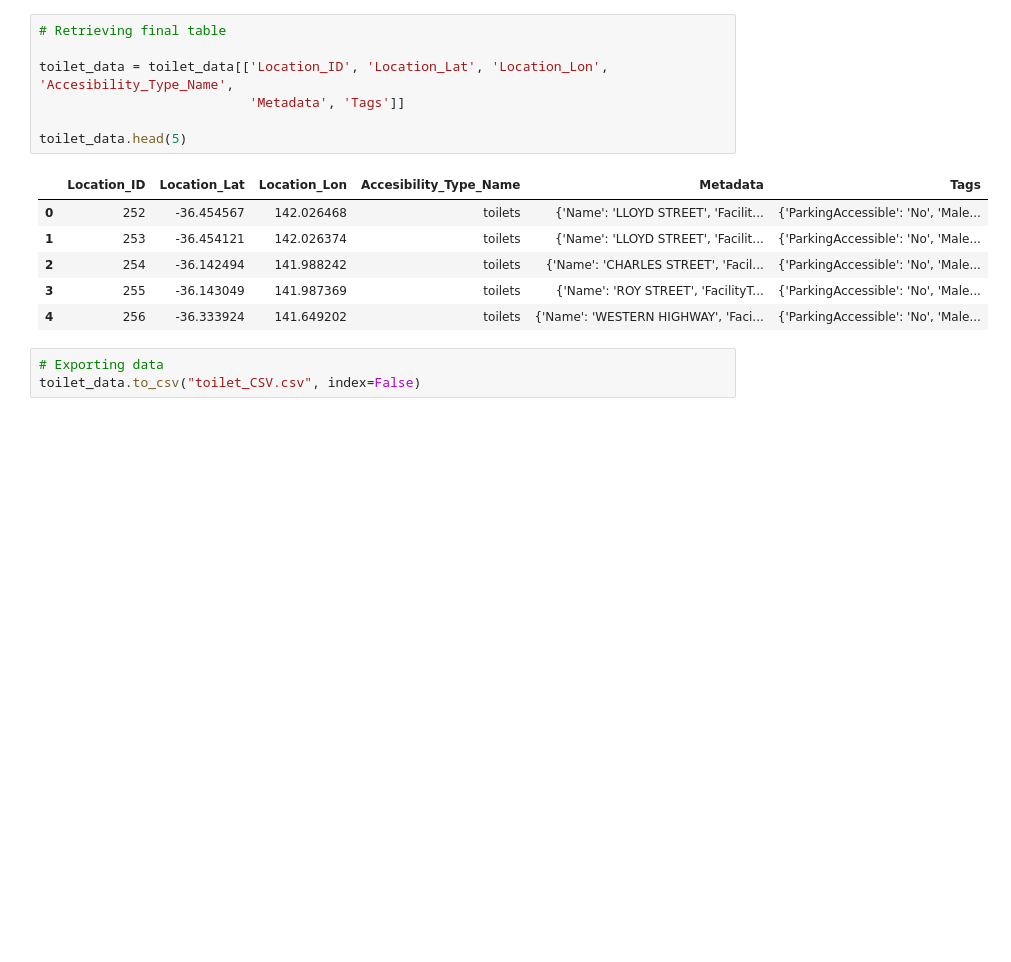
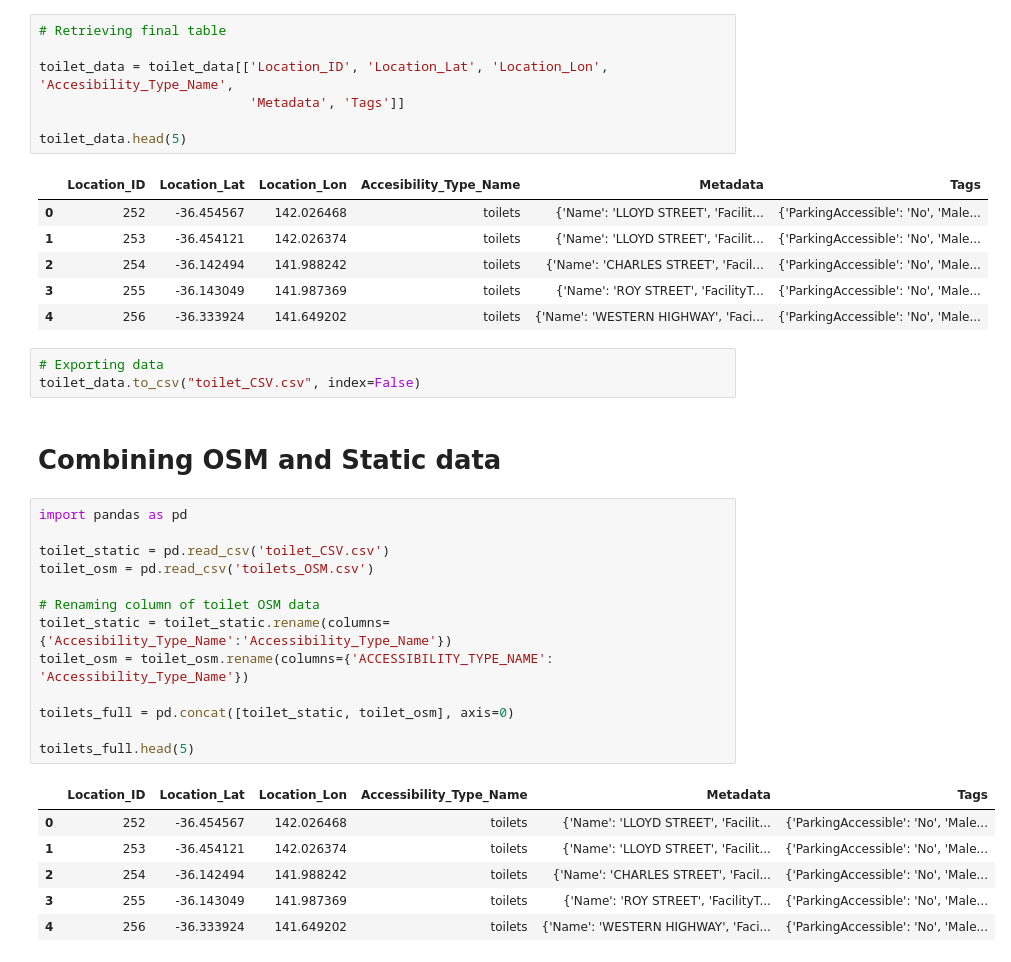
Before and after one commit to CherianK/mobility_mate, a Jupyter notebook: assets/data_preprocessing/dw_toiletdata.ipynb, the cells around one changed output. Saved outputs shown, nothing was run; the diff lists cells and outputs as text; blank space fills up the shorter version.

```diff
--- a/assets/data_preprocessing/dw_toiletdata.ipynb
+++ b/assets/data_preprocessing/dw_toiletdata.ipynb
@@ -170,3 +170,25 @@ toilet_data.head(5)
 # %%
 # Exporting data
 toilet_data.to_csv("toilet_CSV.csv", index=False)
+# %% [markdown]
+# Combining OSM and Static data
+# %%
+import pandas as pd
+
+toilet_static = pd.read_csv('toilet_CSV.csv')
+toilet_osm = pd.read_csv('toilets_OSM.csv')
+
+# Renaming column of toilet OSM data
+toilet_static = toilet_static.rename(columns={'Accesibility_Type_Name':'Accessibility_Type_Name'})
+toilet_osm = toilet_osm.rename(columns={'ACCESSIBILITY_TYPE_NAME': 'Accessibility_Type_Name'})
+
+toilets_full = pd.concat([toilet_static, toilet_osm], axis=0)
+
+toilets_full.head(5)
+# %% [output]
+|  | Location_ID | Location_Lat | Location_Lon | Accessibility_Type_Name | Metadata | Tags |
+| 0 | 252 | -36.454567 | 142.026468 | toilets | {'Name': 'LLOYD STREET', 'Facilit... | {'ParkingAccessible': 'No', 'Male... |
+| 1 | 253 | -36.454121 | 142.026374 | toilets | {'Name': 'LLOYD STREET', 'Facilit... | {'ParkingAccessible': 'No', 'Male... |
+| 2 | 254 | -36.142494 | 141.988242 | toilets | {'Name': 'CHARLES STREET', 'Facil... | {'ParkingAccessible': 'No', 'Male... |
+| 3 | 255 | -36.143049 | 141.987369 | toilets | {'Name': 'ROY STREET', 'FacilityT... | {'ParkingAccessible': 'No', 'Male... |
+| 4 | 256 | -36.333924 | 141.649202 | toilets | {'Name': 'WESTERN HIGHWAY', 'Faci... | {'ParkingAccessible': 'No', 'Male... |
```
Also changed, not shown: parts of 9 cells of this notebook.
